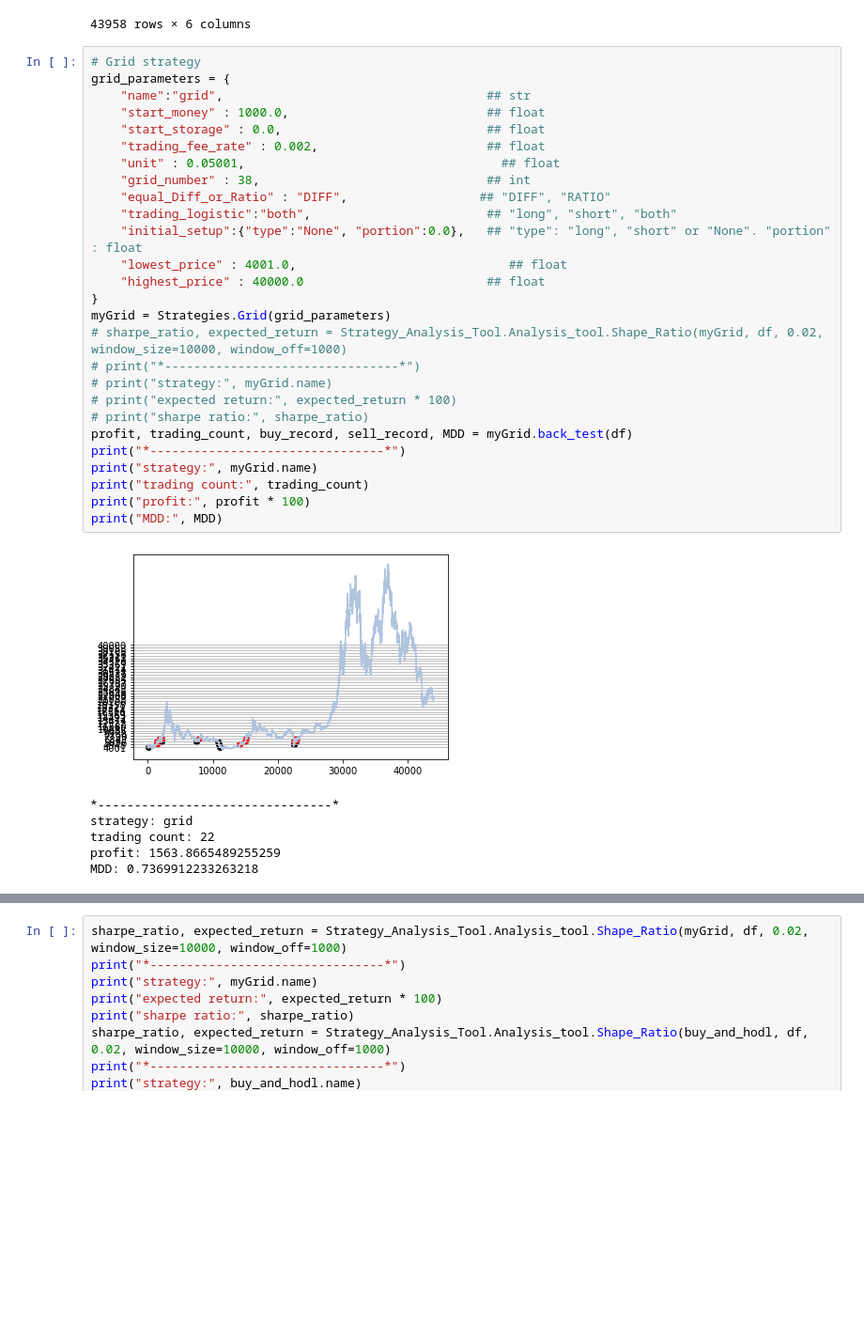
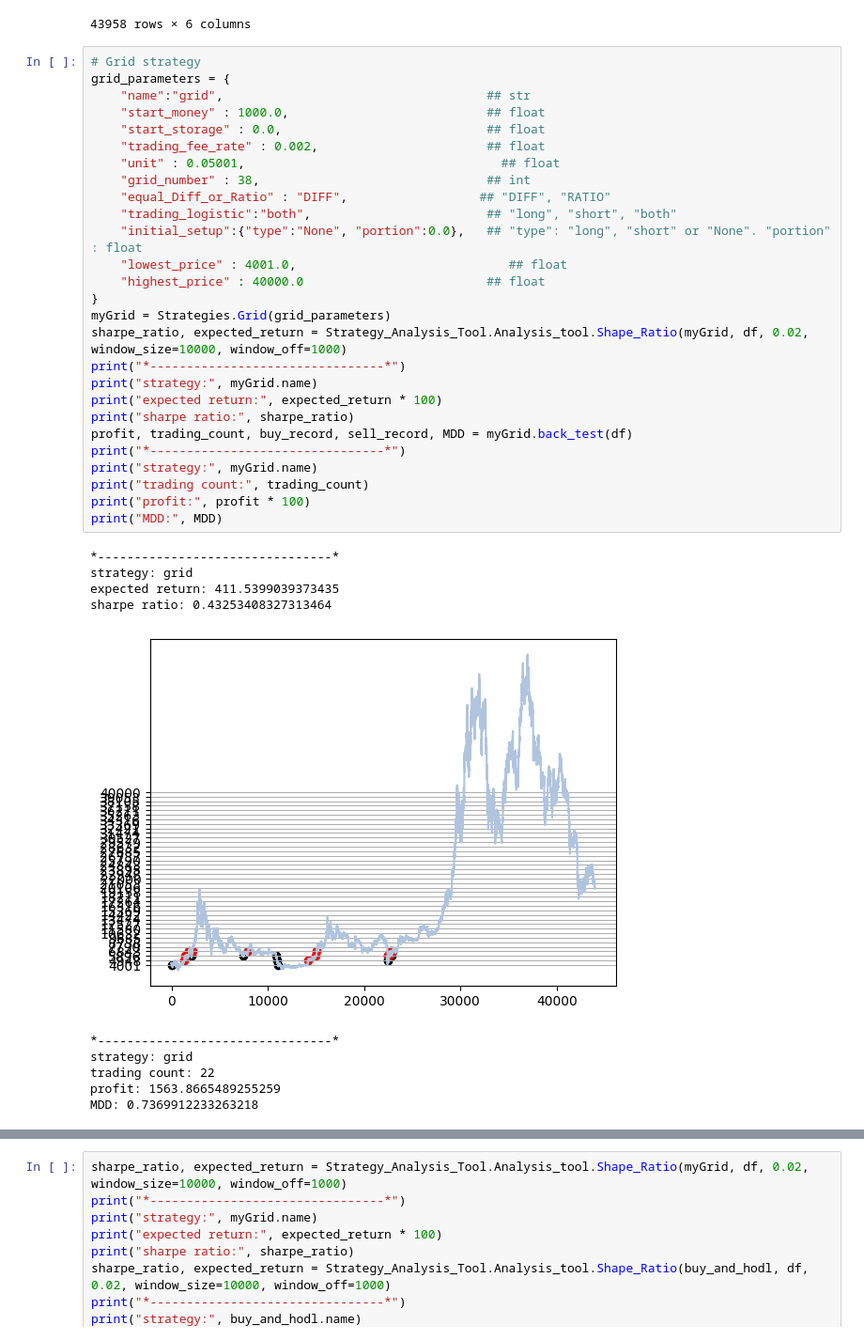
Before and after one commit to LagerWu0501/Grid_Trading, a Jupyter notebook: comparison_DIFF copy.ipynb, the cells around one changed output, grey strips where cells are left out. Shown: that part at 94% size. Saved outputs shown, nothing was run; the diff lists cells and outputs as text; blank space fills up the shorter version.

```diff
--- a/comparison_DIFF copy.ipynb
+++ b/comparison_DIFF copy.ipynb
@@ -39,37 +39,41 @@ df
 # %%
 # Grid strategy
 grid_parameters = {
     "name":"grid",                                    ## str
     "start_money" : 1000.0,                           ## float
     "start_storage" : 0.0,                            ## float
     "trading_fee_rate" : 0.002,                       ## float
     "unit" : 0.05001,                                   ## float
     "grid_number" : 38,                               ## int
     "equal_Diff_or_Ratio" : "DIFF",                  ## "DIFF", "RATIO"
     "trading_logistic":"both",                        ## "long", "short", "both"
     "initial_setup":{"type":"None", "portion":0.0},   ## "type": "long", "short" or "None". "portion" : float
     "lowest_price" : 4001.0,                             ## float
     "highest_price" : 40000.0                         ## float
 }
 myGrid = Strategies.Grid(grid_parameters)
-# sharpe_ratio, expected_return = Strategy_Analysis_Tool.Analysis_tool.Shape_Ratio(myGrid, df, 0.02, window_size=10000, window_off=1000)
-# print("*--------------------------------*")
-# print("strategy:", myGrid.name)
-# print("expected return:", expected_return * 100)
-# print("sharpe ratio:", sharpe_ratio)
+sharpe_ratio, expected_return = Strategy_Analysis_Tool.Analysis_tool.Shape_Ratio(myGrid, df, 0.02, window_size=10000, window_off=1000)
+print("*--------------------------------*")
+print("strategy:", myGrid.name)
+print("expected return:", expected_return * 100)
+print("sharpe ratio:", sharpe_ratio)
 profit, trading_count, buy_record, sell_record, MDD = myGrid.back_test(df)
 print("*--------------------------------*")
 print("strategy:", myGrid.name)
 print("trading count:", trading_count)
 print("profit:", profit * 100)
 print("MDD:", MDD)
 # %% [output]
+*--------------------------------*
+strategy: grid
+expected return: 411.5399039373435
+sharpe ratio: 0.43253408327313464
-[figure, old version]
+[figure, new version]
-*--------------------------------*
-strategy: grid
-trading count: 22
-profit: 1563.8665489255259
-MDD: 0.7369912233263218
+*--------------------------------*
+strategy: grid
+trading count: 22
+profit: 1563.8665489255259
+MDD: 0.7369912233263218
 # %%
 # Grid strategy
 grid_parameters = {
```
Also changed, not shown: parts of 1 cell of this notebook, 9 other files.
